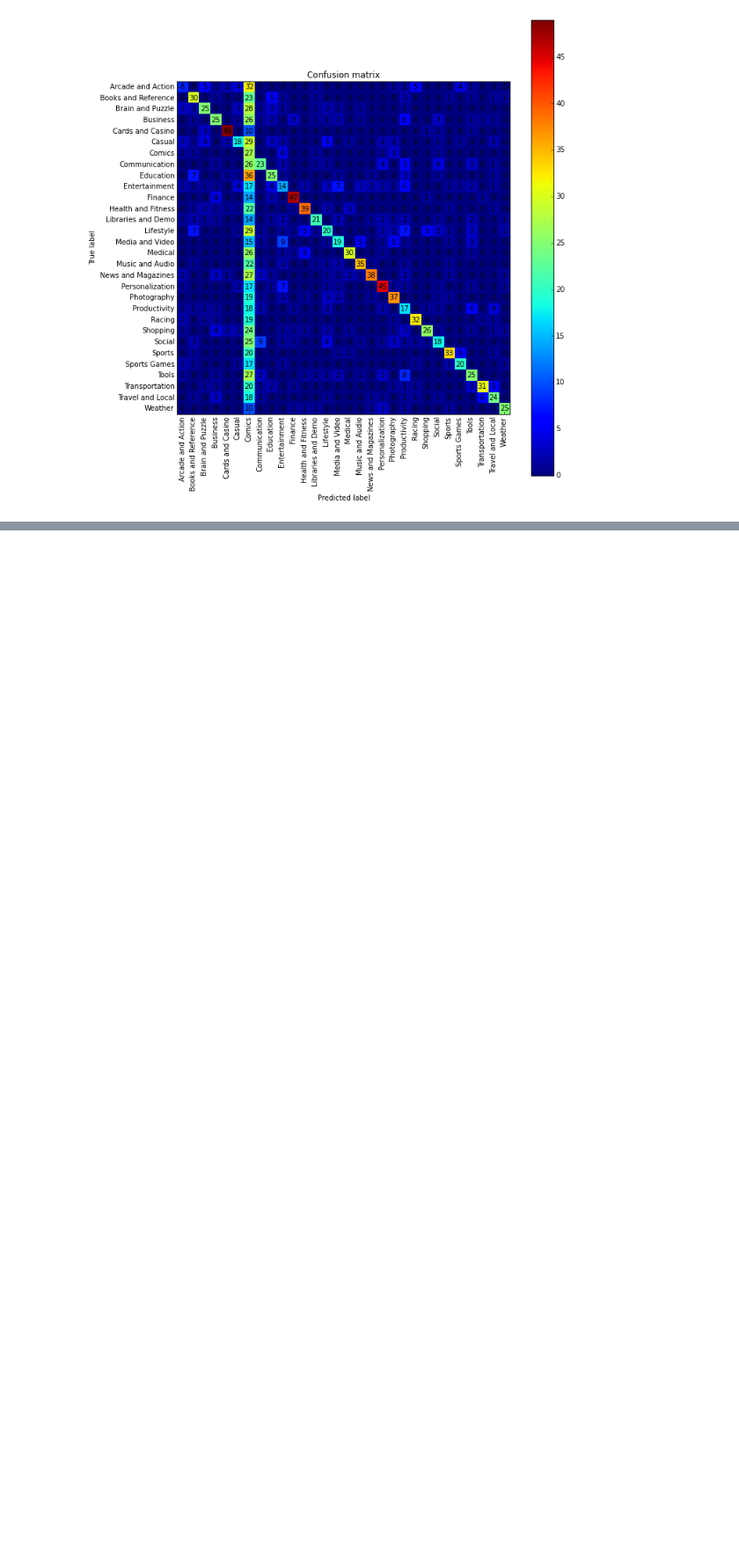
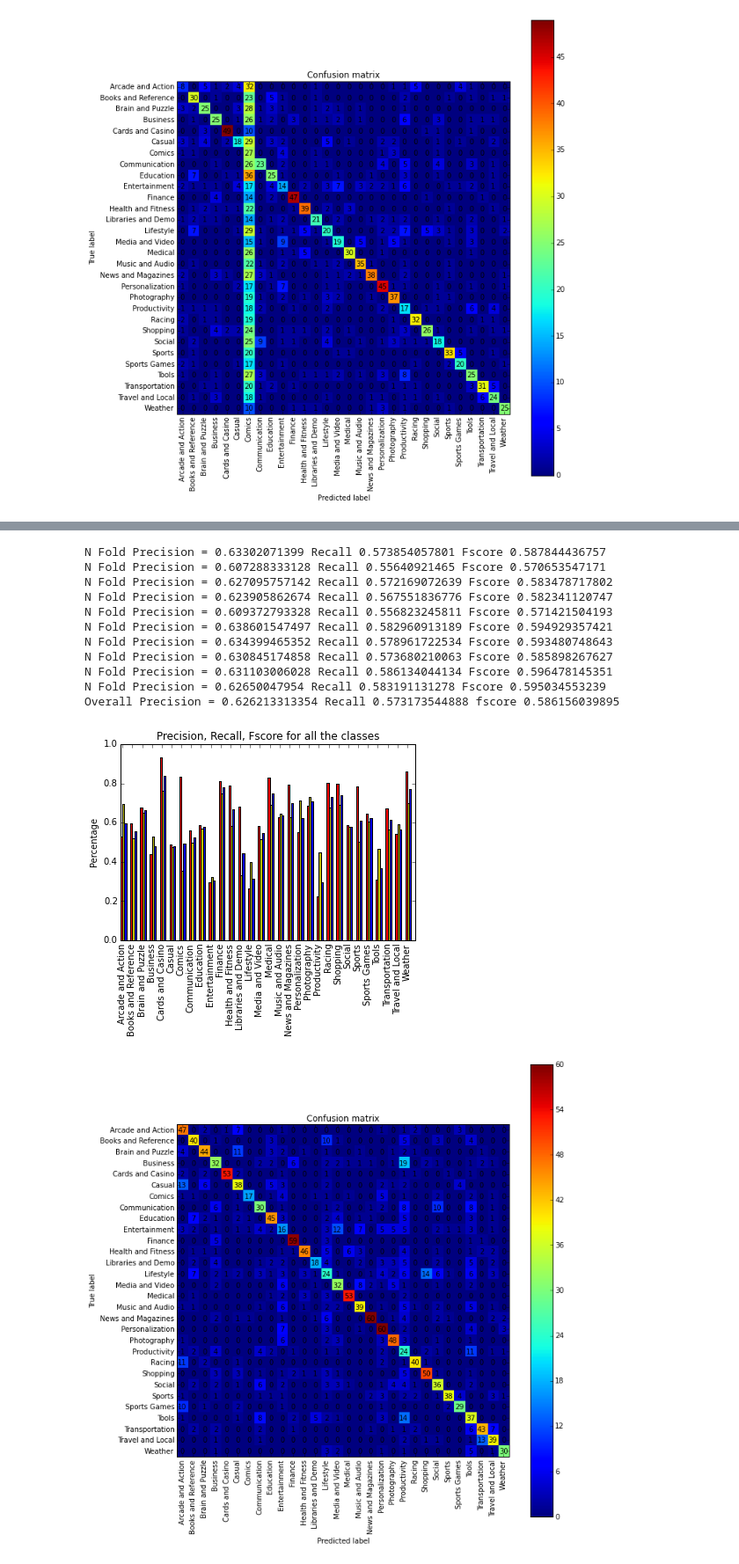
Before and after one commit to piyushchauhan2011/datamining, a Jupyter notebook: KNN.ipynb, the cells around one changed output, grey strips where cells are left out. Shown at 88% size. Cells and saved outputs as stored; diff of their text form; code cells hidden in the pictures; blank space fills up the shorter version.

```diff
--- a/KNN.ipynb
+++ b/KNN.ipynb
@@ -153,0 +216,50 @@ Overall Precision = 0.57320143498 Recall 0.524678774564
+# %%
+from sklearn.neighbors import KNeighborsClassifier
+import numpy as np
+from sklearn.neighbors.nearest_centroid import NearestCentroid
+
+results = []
+
+kf = KFold(n=20104, n_folds=10, random_state=42)
+for train_idx, test_idx in kf:
+    (train_data, train_labels) = myappdata.get_data_and_labels(train_idx)
+    (test_data, test_labels) = myappdata.get_data_and_labels(test_idx)
+    test_app_names = myappdata.get_app_names(test_idx)
+
+    clf = NearestCentroid()
+    clf.fit(train_data, train_labels)
+    predict_labels_arr = clf.predict(test_data)
+
+    (precision, recall, fscore, support) = precision_recall_fscore_support(test_labels, predict_labels_arr)
+
+    results.append((precision, recall, fscore))
+    cm = confusion_matrix(test_labels, predict_labels_arr, myappdata.total_sorted_app_labels)
+
+    print("N Fold Precision = {0} Recall {1} Fscore {2}".format(sum(precision)/precision.size,
+                                                                sum(recall)/recall.size,
+                                                                sum(fscore)/fscore.size))
+
+average_precision =  [sum(elem)/len(elem) for elem in zip(*[x[0] for x in results])]
+average_recall = [sum(elem)/len(elem) for elem in zip(*[x[1] for x in results])]
+average_fscore = [sum(elem)/len(elem) for elem in zip(*[x[2] for x in results])]
+
+print("Overall Precision = {0} Recall {1} fscore {2}".format(sum(average_precision)/len(average_precision),
+                                                  sum(average_recall)/len(average_recall),
+                                                    sum(average_fscore)/len(average_fscore)))
+
+plot_precision_and_recall(average_precision, average_recall, average_fscore, myappdata.total_sorted_app_labels)
+plot_confusion_matrix(cm, myappdata.total_sorted_app_labels)
+# %% [output]
+N Fold Precision = 0.63302071399 Recall 0.573854057801 Fscore 0.587844436757
+N Fold Precision = 0.607288333128 Recall 0.55640921465 Fscore 0.570653547171
+N Fold Precision = 0.627095757142 Recall 0.572169072639 Fscore 0.583478717802
+N Fold Precision = 0.623905862674 Recall 0.567551836776 Fscore 0.582341120747
+N Fold Precision = 0.609372793328 Recall 0.556823245811 Fscore 0.571421504193
+N Fold Precision = 0.638601547497 Recall 0.582960913189 Fscore 0.594929357421
+N Fold Precision = 0.634399465352 Recall 0.578961722534 Fscore 0.593480748643
+N Fold Precision = 0.630845174858 Recall 0.573680210063 Fscore 0.585898267627
+N Fold Precision = 0.631103006028 Recall 0.586134044134 Fscore 0.596478145351
+N Fold Precision = 0.62650047954 Recall 0.583191131278 Fscore 0.595034553239
+Overall Precision = 0.626213313354 Recall 0.573173544888 fscore 0.586156039895
+[figure, added]
+[figure, added]
```
Also changed, not shown: parts of 4 cells of this notebook.
